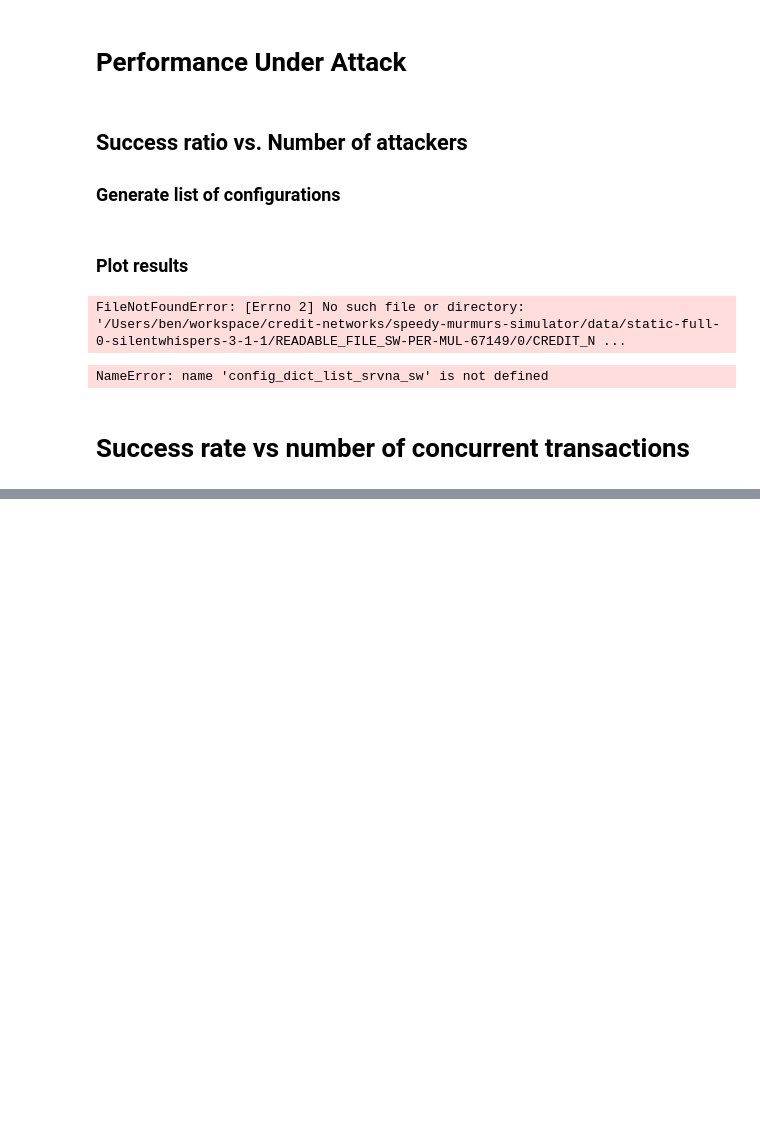
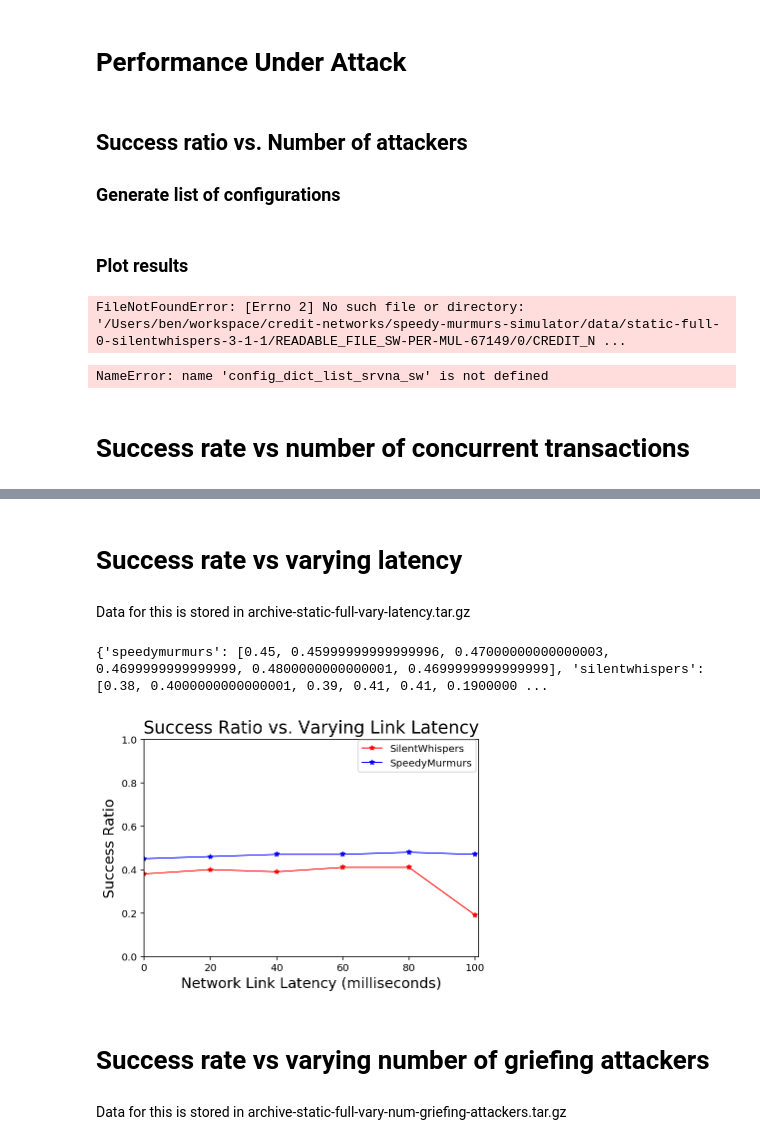
Before and after one commit to iowaguy/pcn-simulator, a Jupyter notebook: speedy-murmurs-simulator/Payment-Channel-Network-Simulations.ipynb, the cells around one changed output, grey strips where cells are left out. Saved outputs shown, nothing was run; the diff lists cells and outputs as text; code cells hidden in the pictures; blank space fills up the shorter version.

Commit message:
Add jupyter notebook analysis for griefing attacks

```diff
--- a/speedy-murmurs-simulator/Payment-Channel-Network-Simulations.ipynb
+++ b/speedy-murmurs-simulator/Payment-Channel-Network-Simulations.ipynb
@@ -608,0 +532,15 @@ plt.legend(loc=(.64, .85), scatterpoints=10)
+# %% [markdown]
+# Success rate vs varying latency
+# %% [markdown]
+Data for this is stored in archive-static-full-vary-latency.tar.gz
+# %%
+import vary_latency as vl
+vl_configs = vl.generate_configs()
+plot_x_vs_y(vl_configs, x="network_latency_ms", title='Success Ratio vs. Varying Link Latency', xlabel='Network Link Latency (milliseconds)', xbounds=range(0, 101, 20), axis=[0,101,0.0,1.0])
+# %% [output]
+{'speedymurmurs': [0.45, 0.45999999999999996, 0.47000000000000003, 0.4699999999999999, 0.4800000000000001, 0.4699999999999999], 'silentwhispers': [0.38, 0.4000000000000001, 0.39, 0.41, 0.41, 0.1900000 ...
+[figure, added]
+# %% [markdown]
+# Success rate vs varying number of griefing attackers
+# %% [markdown]
+Data for this is stored in archive-static-full-vary-num-griefing-attackers.tar.gz
```
Also changed, not shown: parts of 12 cells of this notebook.
